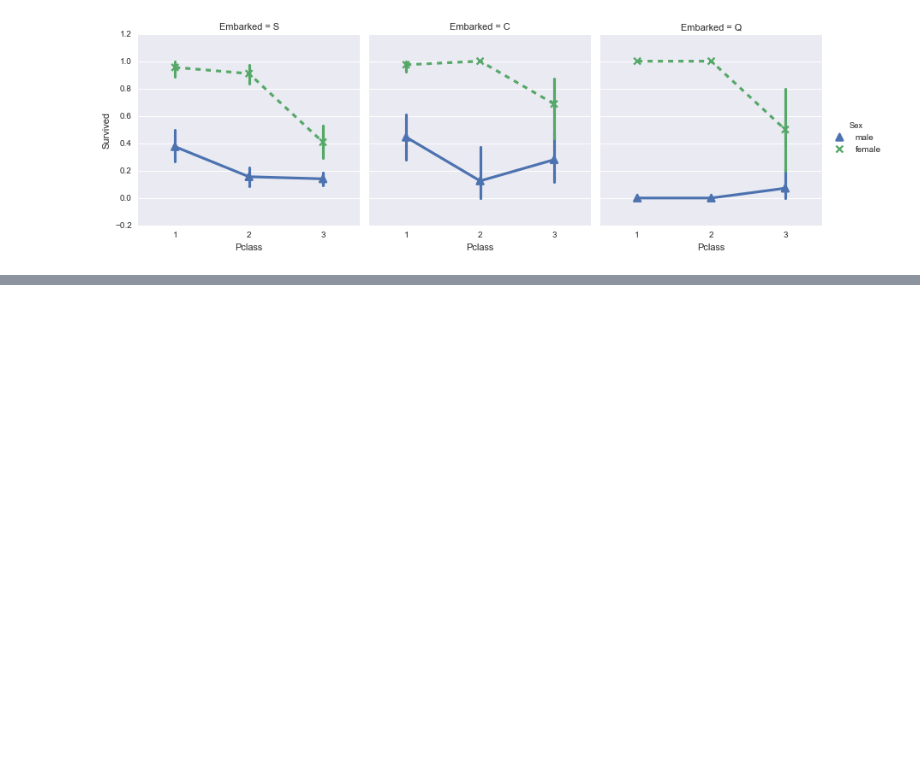
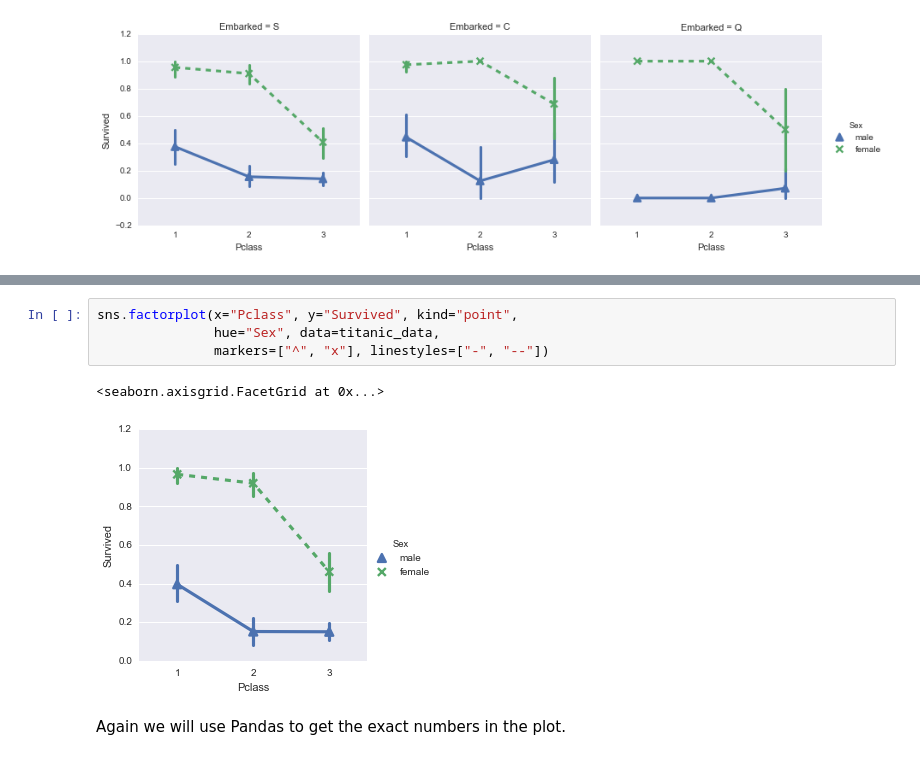
Before and after one commit to abkds/titanic-data, a Jupyter notebook: titanic_data.ipynb, the cells around one changed output, grey strips where cells are left out. Cells and saved outputs as stored; diff of their text form; blank space fills up the shorter version.

```diff
--- a/titanic_data.ipynb
+++ b/titanic_data.ipynb
@@ -246,0 +249,9 @@ sns.factorplot(x="Pclass", y="Survived", kind="point",
+# %%
+sns.factorplot(x="Pclass", y="Survived", kind="point",
+               hue="Sex", data=titanic_data,
+               markers=["^", "x"], linestyles=["-", "--"])
+# %% [output]
+<seaborn.axisgrid.FacetGrid at 0x...>
+[figure, added]
+# %% [markdown]
+Again we will use Pandas to get the exact numbers in the plot.
```
Also changed, not shown: parts of 8 cells of this notebook.
